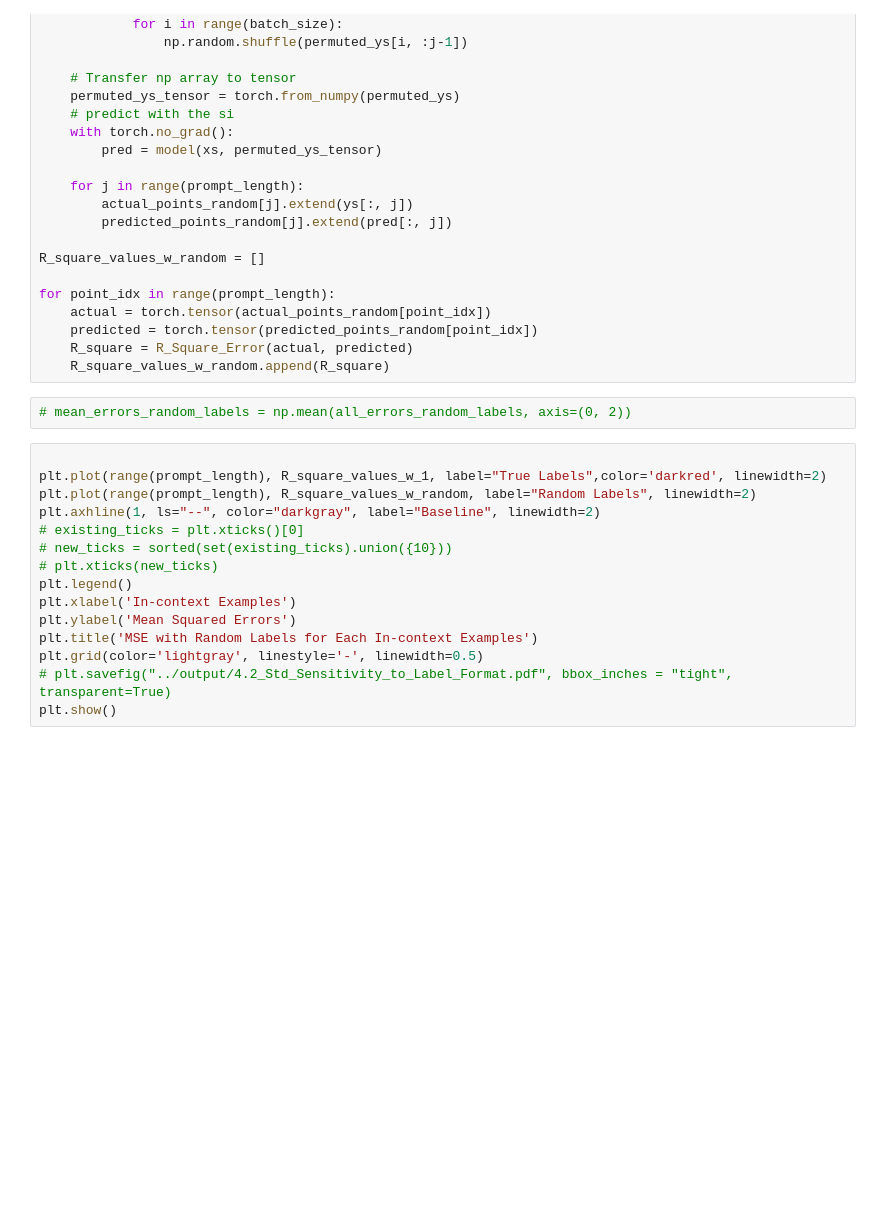
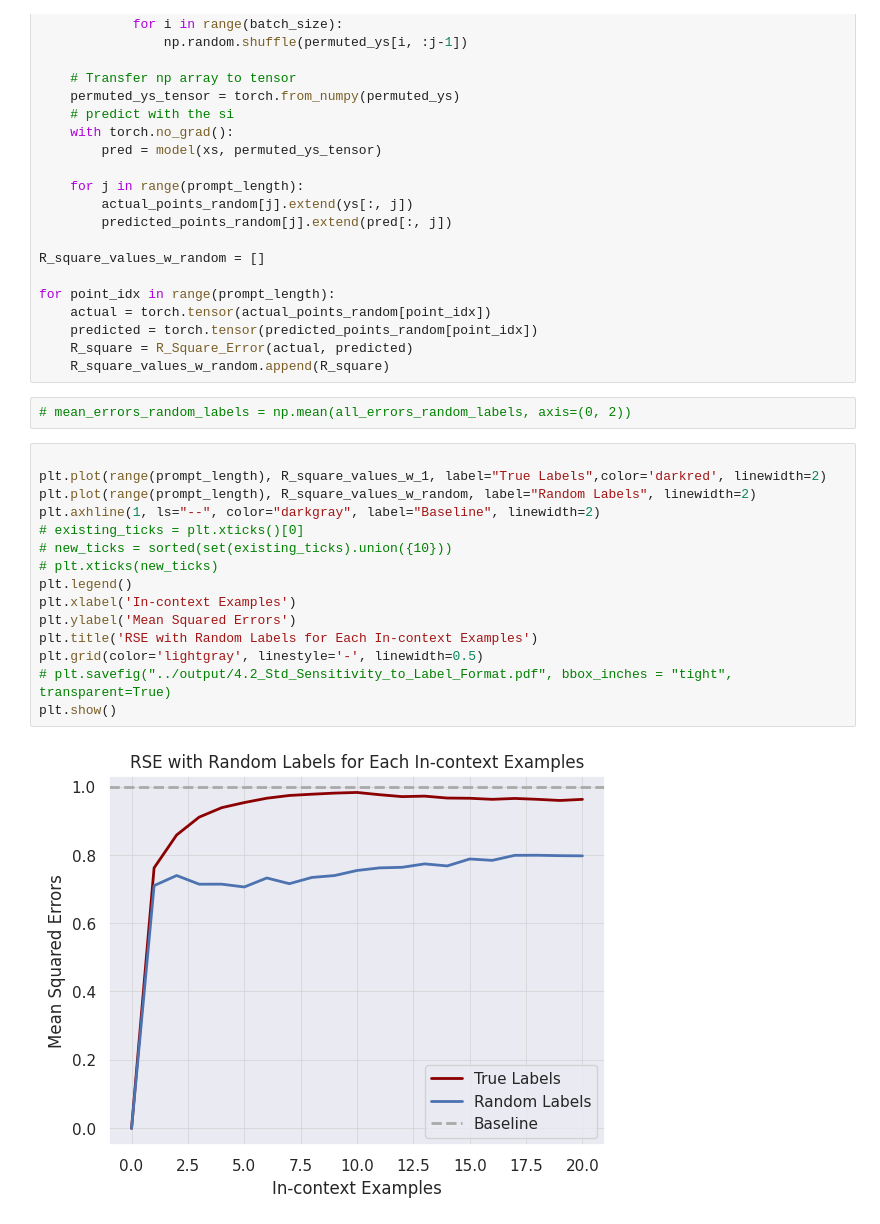
Before and after one commit to VivianZhang1101/in-context-learning-fork, a Jupyter notebook: src/Root_1_2.ipynb, the cells around one changed output. Drawn from its saved outputs; the diff is of its cells as text; blank space fills up the shorter version.

```diff
--- a/src/Root_1_2.ipynb
+++ b/src/Root_1_2.ipynb
@@ -320,15 +347,17 @@ for point_idx in range(prompt_length):
 # %%
 
 plt.plot(range(prompt_length), R_square_values_w_1, label="True Labels",color='darkred', linewidth=2)
 plt.plot(range(prompt_length), R_square_values_w_random, label="Random Labels", linewidth=2)
 plt.axhline(1, ls="--", color="darkgray", label="Baseline", linewidth=2)
 # existing_ticks = plt.xticks()[0]
 # new_ticks = sorted(set(existing_ticks).union({10}))
 # plt.xticks(new_ticks)
 plt.legend()
 plt.xlabel('In-context Examples')
 plt.ylabel('Mean Squared Errors')
-plt.title('MSE with Random Labels for Each In-context Examples')
+plt.title('RSE with Random Labels for Each In-context Examples')
 plt.grid(color='lightgray', linestyle='-', linewidth=0.5)
 # plt.savefig("../output/4.2_Std_Sensitivity_to_Label_Format.pdf", bbox_inches = "tight", transparent=True)
 plt.show()
+# %% [output]
+[figure, added]
```
Also changed, not shown: parts of 8 cells of this notebook, 6 other files.
